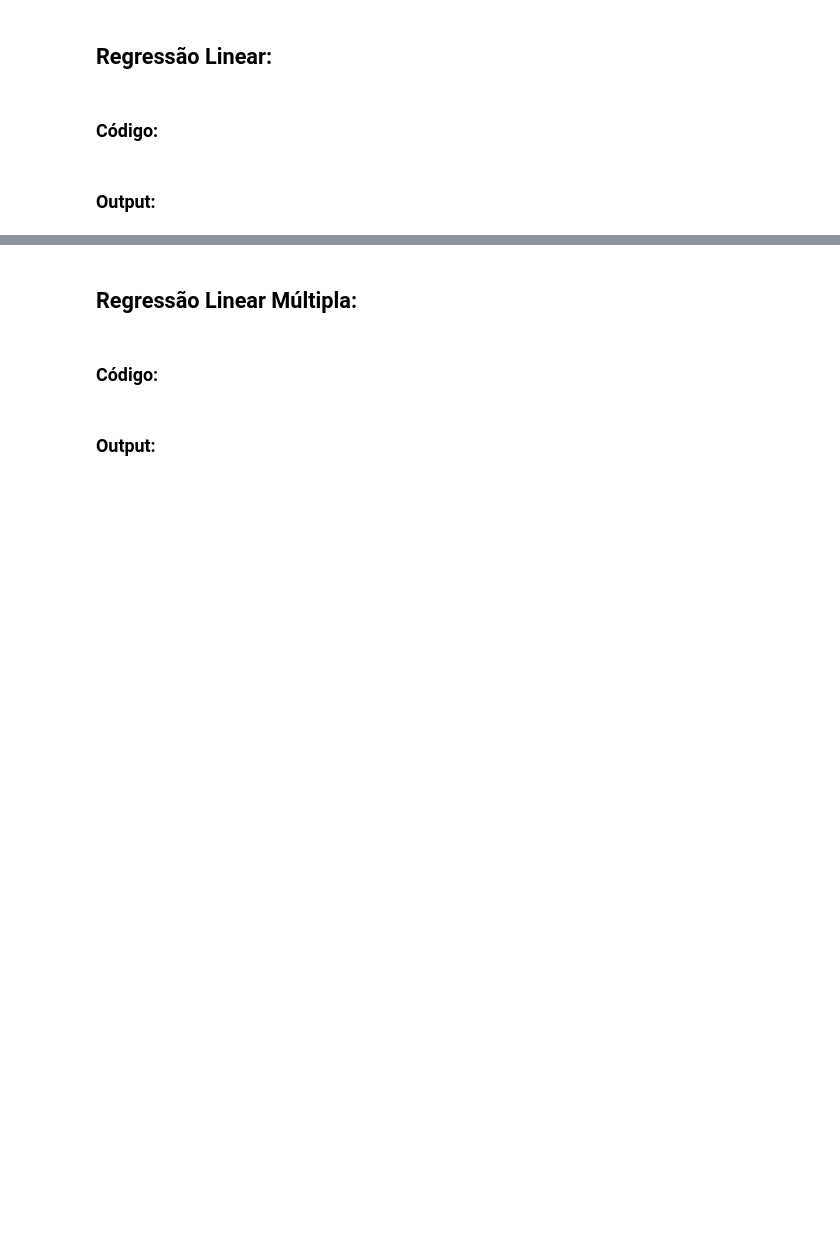
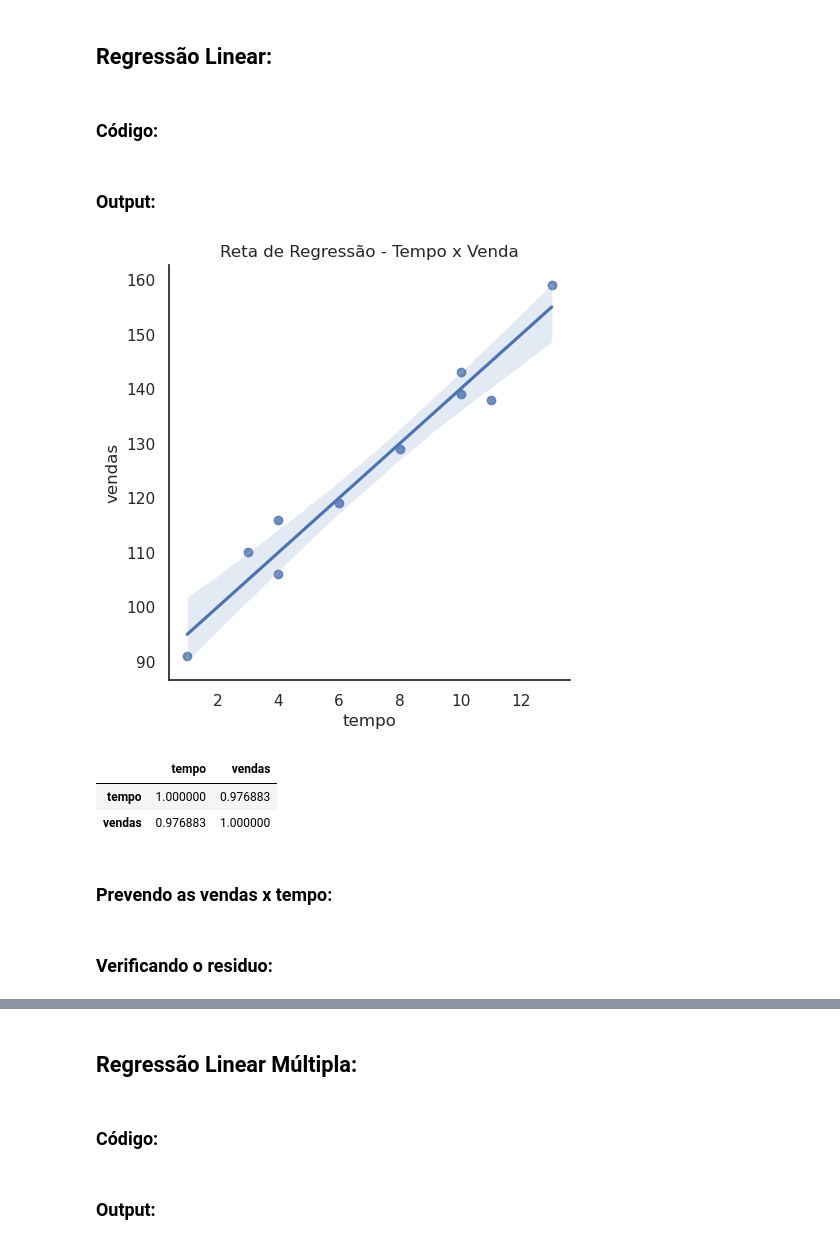
Before and after one commit to SamuelBarbosaDev/DataExpert, a Jupyter notebook: core/core/slots/7/main.ipynb, the cells around one changed output, grey strips where cells are left out. Saved outputs shown, nothing was run; the diff lists cells and outputs as text; code cells hidden in the pictures; blank space fills up the shorter version.

```diff
--- a/core/core/slots/7/main.ipynb
+++ b/core/core/slots/7/main.ipynb
@@ -36,2 +71,49 @@ if __name__ == '__main__':
+# %%
+class RegressãoLinear():
+    def treinamento(self):
+        pass
+
+    def previsão(self):
+        pass
+
+    def gráfico_de_reta_linear(self, dataframe, x, y):
+        sns.lmplot(
+            data=dataframe,
+            x=x,
+            y=y
+        )
+        ax = plt.gca()
+        ax.set_title("Reta de Regressão - Tempo x Venda")
+        plt.show()
+
+    def verificando_a_correlação(self, dataframe):
+        dataframe = dataframe.corr()
+        return dataframe
+
+    def modelo_de_ols(self, x, y):
+        x = sm.add_constant(x)
+        y = y
+        treinamento = sm.OLS(y, x).fit()
+        return treinamento
+
+    def resumo_do_modelo(self, modelo):
+        print(modelo.summary())
+
+if __name__ == '__main__':
+    regressão_linear = RegressãoLinear()
 # %% [markdown]
 ### Output:
+# %%
+regressão_linear.gráfico_de_reta_linear(
+    dataframe=df,
+    x='tempo',
+    y='vendas'
+)
+# %% [output]
+[figure, added]
+# %%
+regressão_linear.verificando_a_correlação(dataframe=df).head()
+# %% [output]
+|  | tempo | vendas |
+| tempo | 1.000000 | 0.976883 |
+| vendas | 0.976883 | 1.000000 |
@@ -37,0 +125,2 @@ if __name__ == '__main__':
+# %% [markdown]
+### Prevendo as vendas x tempo:
@@ -37,0 +129,2 @@ if __name__ == '__main__':
+# %% [markdown]
+### Verificando o residuo:
```
Also changed, not shown: parts of 45 cells of this notebook, 5 other files.
